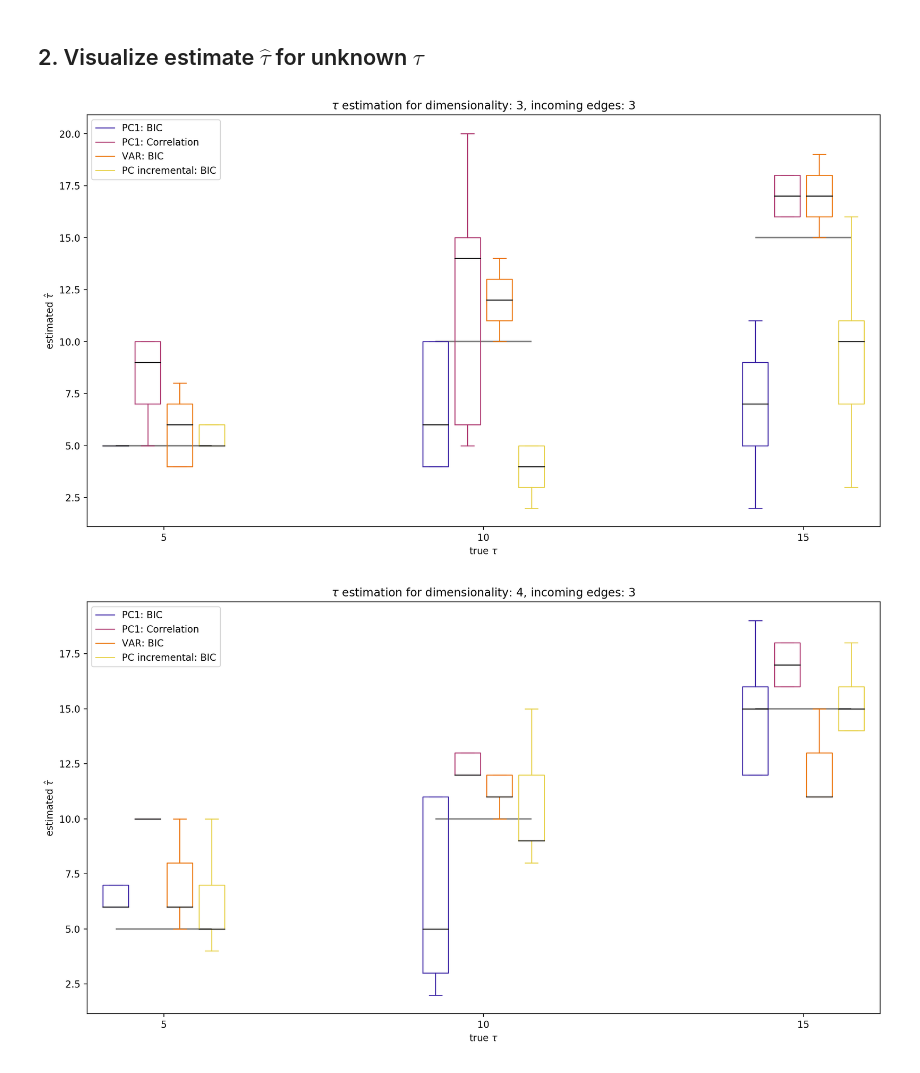
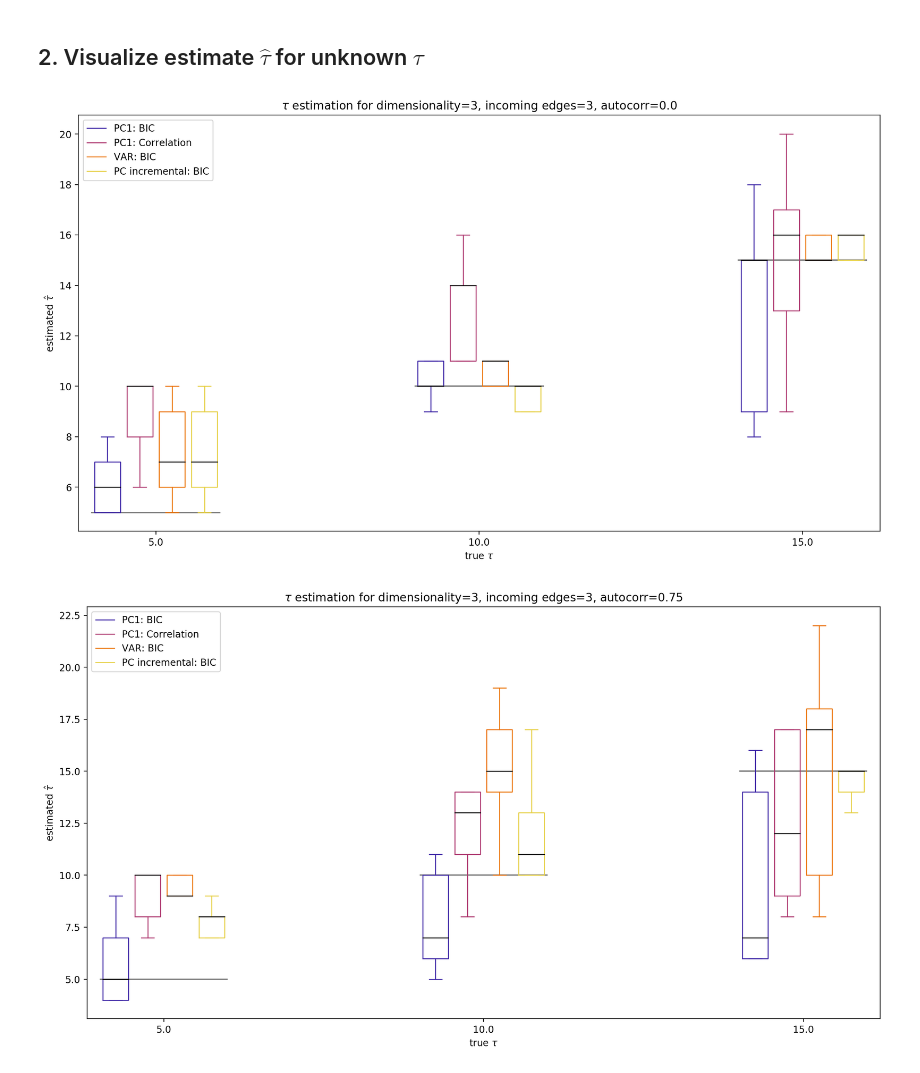
Before and after one commit to danthe96/CIoTS, a Jupyter notebook: notebooks/ICML/ICML Experiments.ipynb, the cells around one changed output. Saved outputs shown, nothing was run; the diff lists cells and outputs as text; code cells hidden in the pictures.

Commit message:
added non-autocorr experiement + separate data generation

```diff
--- a/notebooks/ICML/ICML Experiments.ipynb
+++ b/notebooks/ICML/ICML Experiments.ipynb
@@ -28,12 +26,3 @@ setups = list(product(dimensions, incoming_edges, taus, autocorr, data_length, r
-# %%
-import pickle
-data_path = 'notebooks/ICML/icml_data/'
-
-for dim, in_edges, tau, autocorr, data_length, run in setups:
-    generator = CausalTSGenerator(dimensions=dim, max_p=tau, data_length=data_length,
-                                  incoming_edges=in_edges, autocorrelation=autocorr)
-    ts = generator.generate()
-    pickle.dump(generator, open(data_path + f't={tau}_d={dim}_in={in_edges}_{run}.pickle', 'wb'))
 # %% [markdown]
 ## 1. Compute $F_1$ for known $\tau$
 
@@ -50,10 +39,10 @@ k = 2
 
 algorithms = [pc_incremental, pc_incremental_pc1]
 
-for dim, in_edges, tau, _, _, run in setups:
-    generator = pickle.load(open(data_path + f't={tau}_d={dim}_in={in_edges}_{run}.pickle', 'rb'))
+for dim, in_edges, tau, autocorr, _, run in setups:
+    generator = pickle.load(open(data_path + f't={tau}_d={dim}_in={in_edges}_autocorr={autocorr}_{run}.pickle', 'rb'))
 
-    df_dict = {'dimension': dim, 'max time lag': tau, 'incoming edges': in_edges, 'run': run}
+    df_dict = {'dimension': dim, 'max time lag': tau, 'incoming edges': in_edges, 'run': run, 'autocorr': autocorr}
     for algorithm in algorithms:
         _, graphs, _, _, _ = algorithm(partial_corr_test, generator.ts, max_p=tau+k,
                                use_stopper=False, alpha=0.05, verbose=True)
@@ -75,10 +64,10 @@ data_path = 'notebooks/ICML/icml_data/'
 results_path = 'notebooks/ICML/icml_results/'
 results = pd.DataFrame()
 
-for dim, in_edges, tau, _, _, run in setups:
-    generator = pickle.load(open(data_path + f't={tau}_d={dim}_in={in_edges}_{run}.pickle', 'rb'))
+for dim, in_edges, tau, autocorr, _, run in setups:
+    generator = pickle.load(open(data_path + f't={tau}_d={dim}_in={in_edges}_autocorr={autocorr}_{run}.pickle', 'rb'))
 
-    df_dict = {'dimension': dim, 'max time lag': tau, 'incoming edges': in_edges, 'run': run}
+    df_dict = {'dimension': dim, 'max time lag': tau, 'incoming edges': in_edges, 'run': run, 'autocorr': autocorr}
     algorithms = [
         (pc_incremental_pc1, {
             'indep_test': partial_corr_test,
@@ -164,45 +153,52 @@ for group, result in results.groupby(['max time lag']): # Group by ['dimension',
 # %%
 from math import floor
 
-true_taus = [5, 10, 15]
+visualize = [(3, 3, 0), (3, 3, 0.75), (3, 4, 0)]
+names = ['PC1: BIC', 'PC1: Correlation', 'VAR: BIC', 'PC incremental: BIC']
+
 width = 0.4
 results_path = 'notebooks/ICML/icml_results/'
-names = ['PC1: BIC', 'PC1: Correlation', 'VAR: BIC', 'PC incremental: BIC']
 cols = [name + '_tau' for name in names]
 
 results = pd.read_csv(results_path + 'experiment2.csv')
+true_taus = np.unique(results['max time lag'])
 
-for group, result in results.groupby(['dimension', 'incoming edges']):
+for group, result in results.groupby(['dimension', 'incoming edges', 'autocorr']):
+
+    if group not in visualize:
+        continue
+
     dim = int(group[0])
     in_edges = int(group[1])
+    autocorr = float(group[2])
 
     colors = plt.cm.CMRmap(np.linspace(0,1,len(names)+2))
     plt.figure(dpi=200, figsize=(15, 8))
 
 
     for tau in true_taus:
-        start_x = tau - (width+0.1)*(len(names)-1)/2
-        end_x = tau + (width+0.1)*(len(names)-1)/2
+        start_x = tau - (width+0.1)*(len(names))/2
+        end_x = tau + (width+0.1)*(len(names))/2
         y = tau
         plt.hlines(y, start_x, end_x, colors='grey')
 
     bps = []
     for i, name in enumerate(names):
         positions = [tau + (width+0.1)*(i - (len(names)-1)/2) for tau in true_taus]
         arr = [result.loc[result['max time lag']==tau, cols[i]] for tau in true_taus]
         bp = plt.boxplot(arr, positions=positions, widths=width, showfliers=False,
                          whiskerprops={'color': colors[i+1]}, boxprops={'color': colors[i+1]},
                          capprops={'color': colors[i+1]}, medianprops={'color': 'black'})
         bps.append(bp)
 
     plt.xlabel('true $\\tau$')
     plt.ylabel('estimated $\\hat{\\tau}$')
     plt.xticks(true_taus, true_taus)
-    plt.title(f'$\\tau$ estimation for dimensionality: {dim}, incoming edges: {in_edges}')
+    plt.title(f'$\\tau$ estimation for dimensionality={dim}, incoming edges={in_edges}, autocorr={autocorr}')
     plt.xlim(min(true_taus)-(width+0.2)*len(names)/2, max(true_taus)+(width+0.2)*len(names)/2)
 
     plt.legend([bps[i]['whiskers'][0] for i in range(len(names))], names)
     plt.show()
 # %% [output]
-[figure, old version]
+[figure, new version]
-[figure, old version]
+[figure, new version]
```
Also changed, not shown: parts of 4 cells of this notebook, 1 other file.
